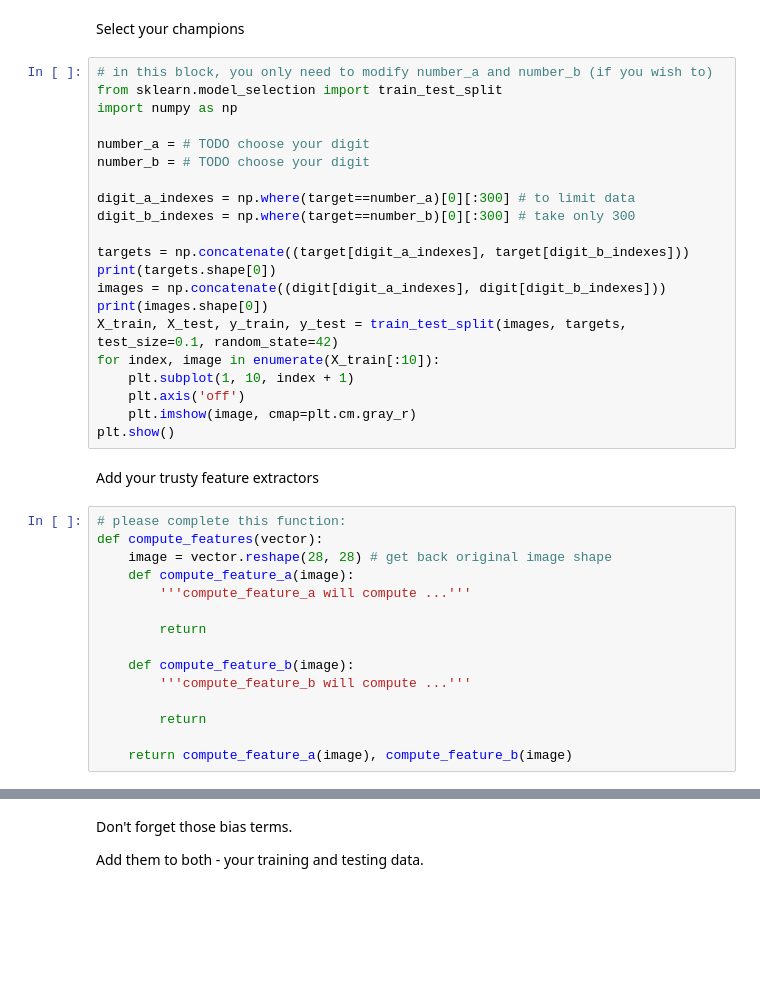
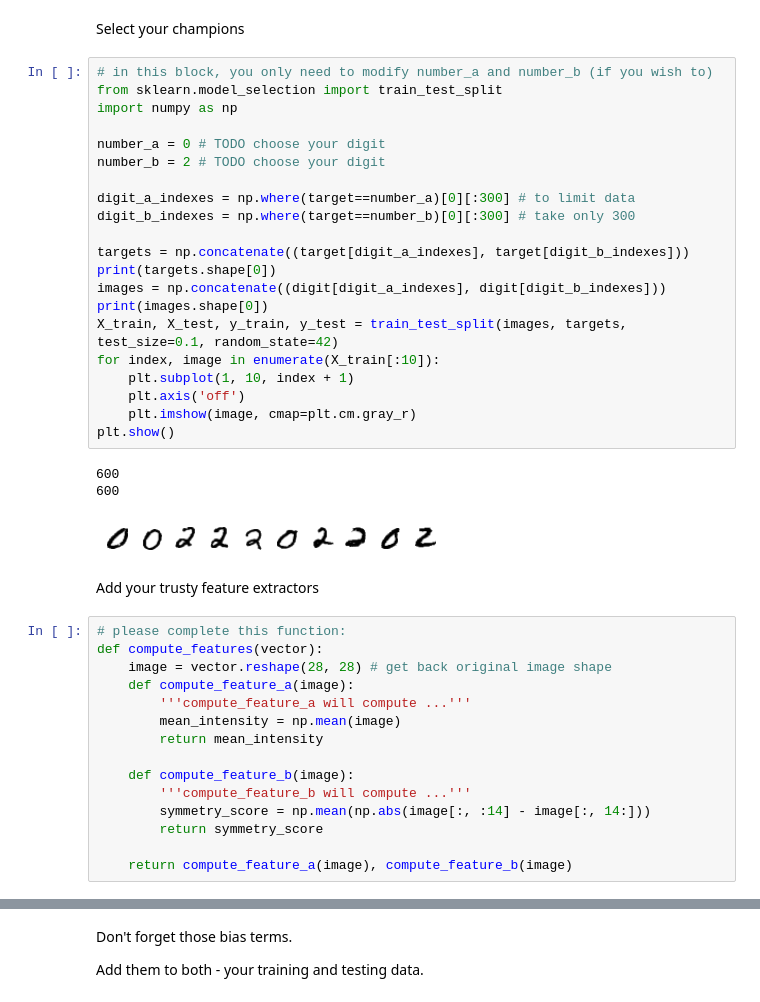
Before and after one commit to guptashrey/BME548L-Machine-Learning-Imaging, a Jupyter notebook: Homework/S2023_HW2.ipynb, the cells around one changed output, grey strips where cells are left out. Drawn from its saved outputs; the diff is of its cells as text; blank space fills up the shorter version.

```diff
--- a/Homework/S2023_HW2.ipynb
+++ b/Homework/S2023_HW2.ipynb
@@ -93,24 +93,28 @@ Select your champions
 # %%
 # in this block, you only need to modify number_a and number_b (if you wish to)
 from sklearn.model_selection import train_test_split
 import numpy as np
 
-number_a = # TODO choose your digit
-number_b = # TODO choose your digit
+number_a = 0 # TODO choose your digit
+number_b = 2 # TODO choose your digit
 
 digit_a_indexes = np.where(target==number_a)[0][:300] # to limit data
 digit_b_indexes = np.where(target==number_b)[0][:300] # take only 300
 
 targets = np.concatenate((target[digit_a_indexes], target[digit_b_indexes]))
 print(targets.shape[0])
 images = np.concatenate((digit[digit_a_indexes], digit[digit_b_indexes]))
 print(images.shape[0])
 X_train, X_test, y_train, y_test = train_test_split(images, targets, test_size=0.1, random_state=42)
 for index, image in enumerate(X_train[:10]):
     plt.subplot(1, 10, index + 1)
     plt.axis('off')
     plt.imshow(image, cmap=plt.cm.gray_r)
 plt.show()
+# %% [output]
+600
+600
+[figure, added]
 # %% [markdown]
 Add your trusty feature extractors
 # %%
@@ -119,13 +123,13 @@ def compute_features(vector):
     image = vector.reshape(28, 28) # get back original image shape
     def compute_feature_a(image):
         '''compute_feature_a will compute ...'''
-
-        return
+        mean_intensity = np.mean(image)
+        return mean_intensity
 
     def compute_feature_b(image):
         '''compute_feature_b will compute ...'''
-
-        return
+        symmetry_score = np.mean(np.abs(image[:, :14] - image[:, 14:]))
+        return symmetry_score
 
     return compute_feature_a(image), compute_feature_b(image)
 # %%
```
Also changed, not shown: parts of 8 cells of this notebook, 2 other files.
